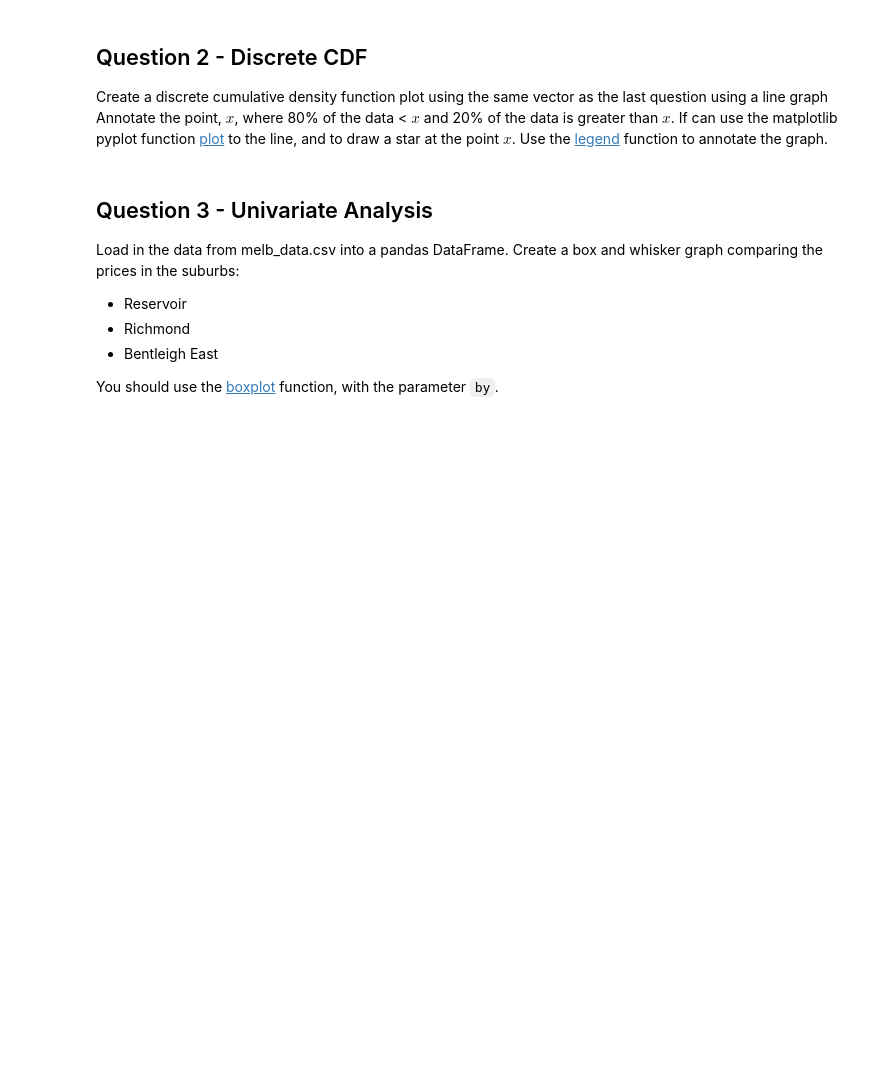
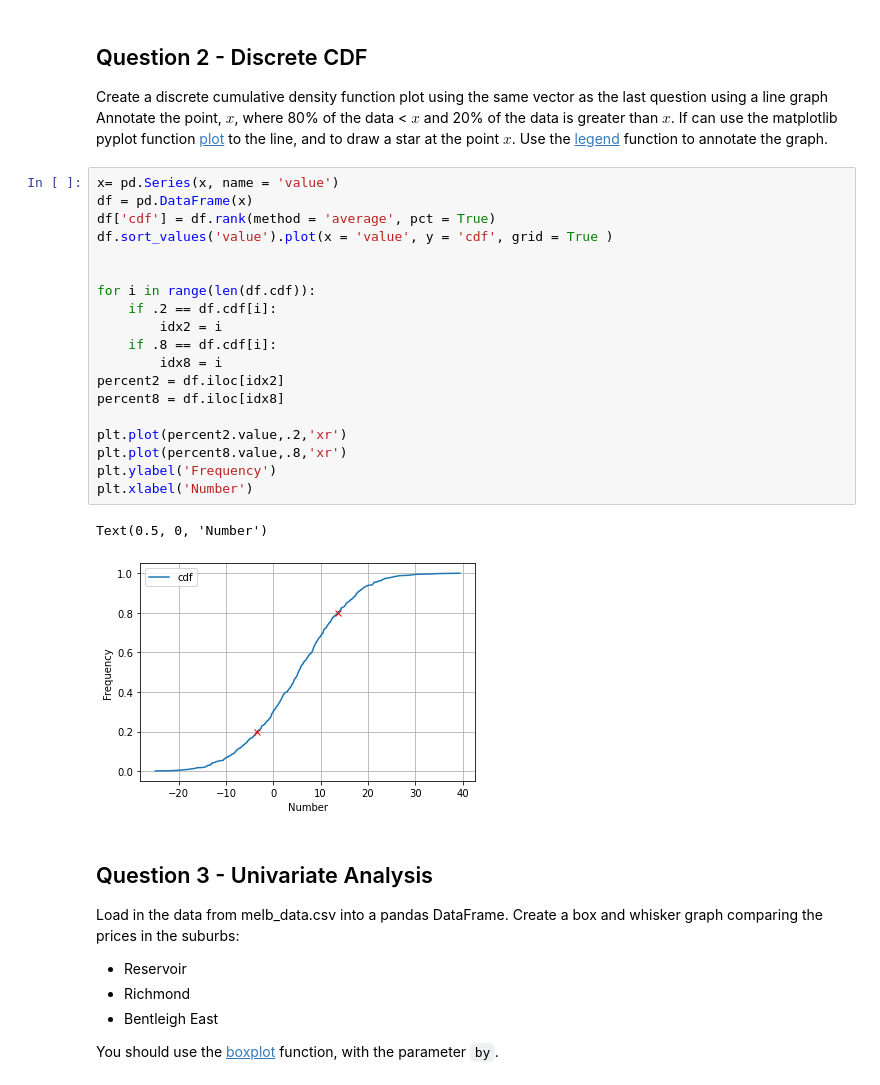
Before and after one commit to matihfg/DataAnalytics-SP21, a Jupyter notebook: 329e_HW2.ipynb, the cells around one changed output. Drawn from its saved outputs; the diff is of its cells as text; blank space fills up the shorter version.

```diff
--- a/329e_HW2.ipynb
+++ b/329e_HW2.ipynb
@@ -32,6 +33,28 @@ plt.show()
 
 Create a discrete cumulative density function plot using the same vector as the last question using a line graph
 Annotate the point, $x$, where 80% of the data < $x$ and 20% of the data is greater than $x$.  If can use the matplotlib pyplot function [plot](https://matplotlib.org/3.3.3/api/_as_gen/matplotlib.pyplot.plot.html) to the line, and to draw a star at the point $x$.  Use the [legend](https://matplotlib.org/3.3.3/api/_as_gen/matplotlib.pyplot.legend.html) function to annotate the graph.
+# %%
+x= pd.Series(x, name = 'value')
+df = pd.DataFrame(x)
+df['cdf'] = df.rank(method = 'average', pct = True)
+df.sort_values('value').plot(x = 'value', y = 'cdf', grid = True )
+
+
+for i in range(len(df.cdf)):
+    if .2 == df.cdf[i]:
+        idx2 = i
+    if .8 == df.cdf[i]:
+        idx8 = i
+percent2 = df.iloc[idx2]
+percent8 = df.iloc[idx8]
+
+plt.plot(percent2.value,.2,'xr')
+plt.plot(percent8.value,.8,'xr')
+plt.ylabel('Frequency')
+plt.xlabel('Number')
+# %% [output]
+Text(0.5, 0, 'Number')
+[figure, added]
 # %% [markdown]
 ## Question 3 - Univariate Analysis
 
```
Also changed, not shown: parts of 7 cells of this notebook.
